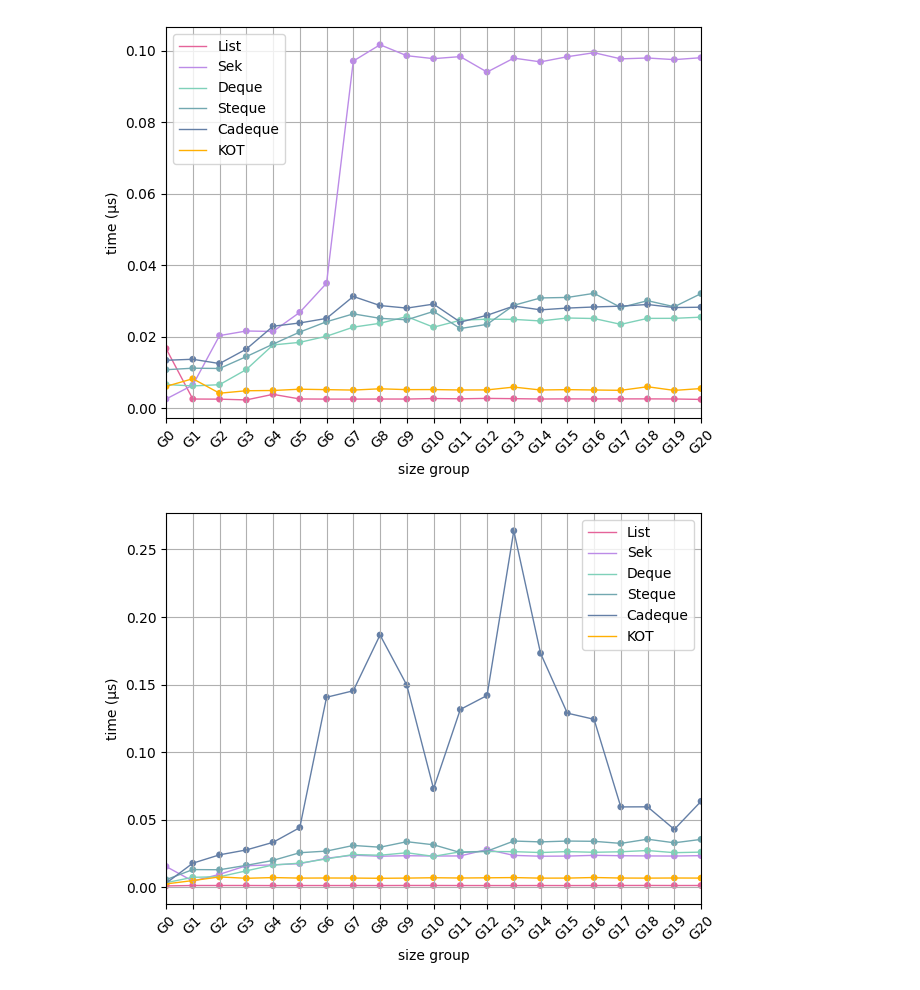
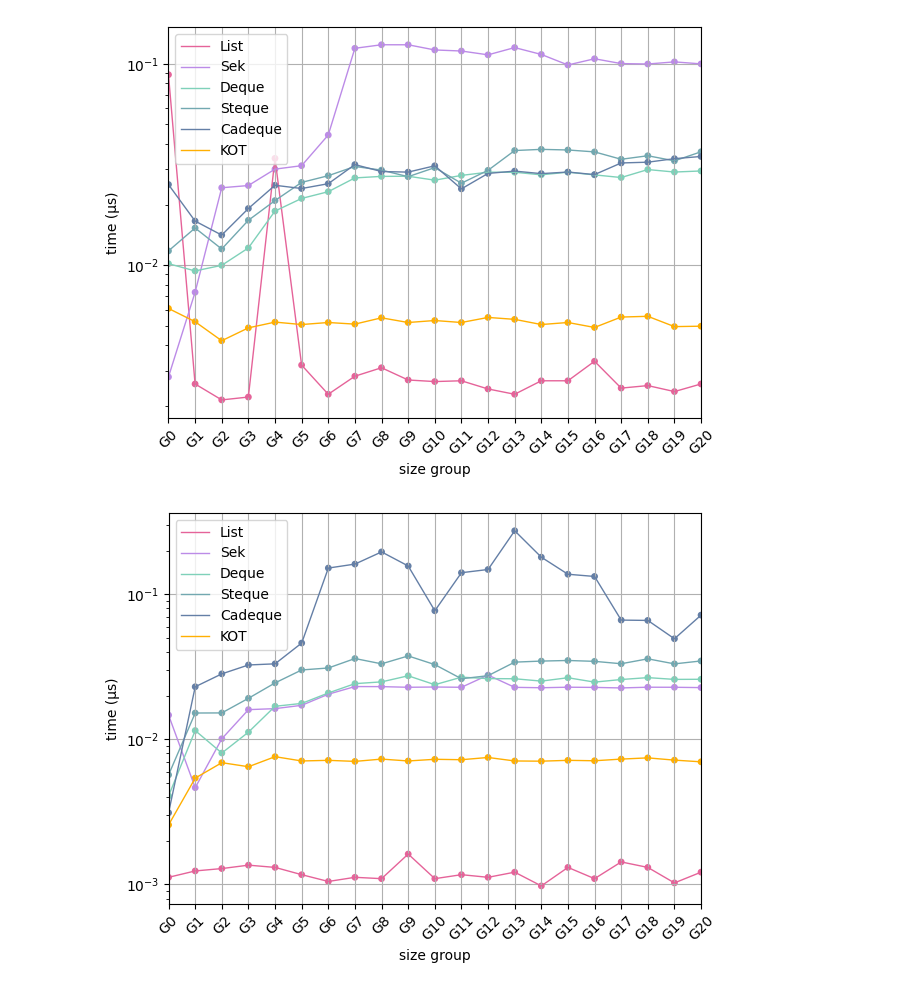
Before and after one commit to JulesViennotFranca/VerifiedCatenableDeque, a Jupyter notebook: bench/graphics.ipynb, the cells around one changed output. Cells and saved outputs as stored; diff of their text form; code cells hidden in the pictures.

```diff
--- a/bench/graphics.ipynb
+++ b/bench/graphics.ipynb
@@ -111,15 +111,15 @@ def plot_time_data_3D(data, data_structures, view=None):
 # %%
 # Graph for push
 data = pd.read_csv("./tmp/push.csv")
-plot_time_data_2D("./tmp/push.pdf", data, [list, sek, deque, steque, cadeque, kot])
+plot_time_data_2D("./tmp/push.pdf", data, [list, sek, deque, steque, cadeque, kot], scale='log')
 # %% [output]
-[figure, old version]
+[figure, new version]
 # %%
 # Graph for pop
 data = pd.read_csv("./tmp/pop.csv")
-plot_time_data_2D("./tmp/pop.pdf", data, [list, sek, deque, steque, cadeque, kot])
+plot_time_data_2D("./tmp/pop.pdf", data, [list, sek, deque, steque, cadeque, kot], scale='log')
 # %% [output]
-[figure, old version]
+[figure, new version]
 # %%
 # Graph for inject
 data = pd.read_csv("./tmp/inject.csv")
```
Also changed, not shown: parts of 4 cells of this notebook, 2 other files.
